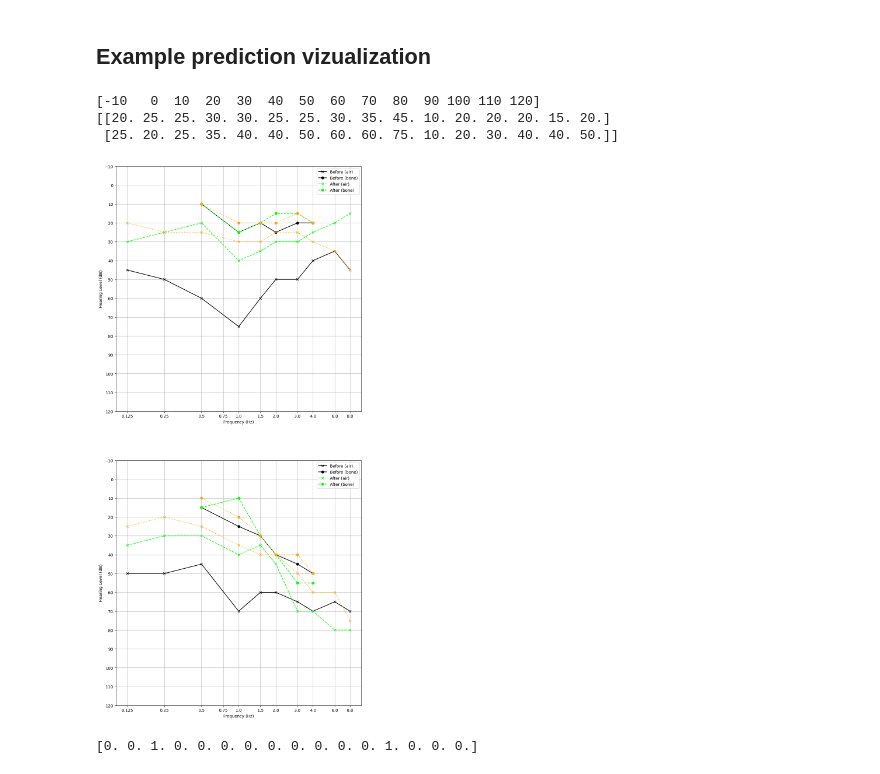
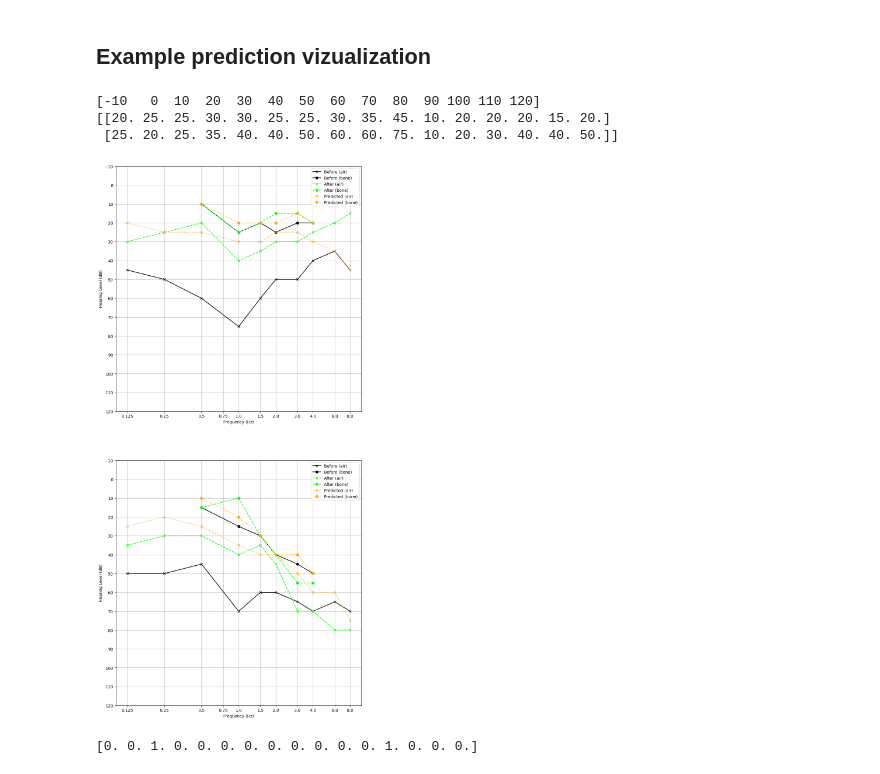
Before and after one commit to vrebol/stapedotomy-prediction-code, a Jupyter notebook: 6visualization.ipynb, the cells around one changed output. Cells and saved outputs as stored; diff of their text form; code cells hidden in the pictures.

Commit message:
Figure label update

```diff
--- a/6visualization.ipynb
+++ b/6visualization.ipynb
@@ -38,36 +38,36 @@ x_air = np.array([0.125, 0.25,0.5,1,1.5,2,3,4,6,8])
 x_bone = np.array([0.5, 1,1.5,2,3,4])
 y_grid = np.arange(-10,130,10)
 print(y_grid)
 x_grid = np.array([0.125, 0.25,0.5,0.75,1,1.5,2,3,4,6,8])
 print(predicted)
 fig, axs = plt.subplots(n_rows, 1,figsize=(24,24))
 # plot predictions with ground truth (After) and feature values (Before)
 for i in range(n_rows):
     axs[i].set_xscale('log')
     axs[i].set_xticks(x_grid, minor=False)
     axs[i].xaxis.grid(True, which='major')
     axs[i].set_yticks(y_grid, minor=False)
     axs[i].yaxis.grid(True, which='major')
     axs[i].set_ylim(-10,120)
     axs[i].invert_yaxis()
     axs[i].set_xticklabels(x_grid)
     axs[i].minorticks_off()
     axs[i].set_box_aspect(1)
     axs[i].set_xlabel('Frequency (Hz)')
     axs[i].set_ylabel('Hearing Level (dB)')
 
     axs[i].plot(x_air, orig_data.iloc[start+i,constants.FQ_START_INDEX:constants.FQ_START_INDEX+10],color='black', marker='x',label='Before (air)')
     axs[i].plot(x_bone, orig_data.iloc[start+i,constants.FQ_START_INDEX+10:constants.FQ_START_INDEX+16],color='black', marker='o',label='Before (bone)')
     axs[i].plot(x_air, adg_data.iloc[start+i,constants.FEATURES_NUM:constants.FEATURES_NUM+10],color='lime', marker='x',label='After (air)',linestyle='dashed')
     axs[i].plot(x_bone, adg_data.iloc[start+i,constants.FEATURES_NUM+10:constants.FEATURES_NUM+16],color='lime', marker='o',label='After (bone)',linestyle='dashed')
+    axs[i].plot(x_air, predicted[i,:10],color='orange', marker='x', label='Predicted (air)',linestyle='dotted')
+    axs[i].plot(x_bone, predicted[i,10:],color='orange', marker='o', label='Predicted (bone)', linestyle='dotted')
     axs[i].legend(loc="upper right")
-    axs[i].plot(x_air, predicted[i,:10],color='orange', marker='x', linestyle='dotted')
-    axs[i].plot(x_bone, predicted[i,10:],color='orange', marker='o', linestyle='dotted')
 # %% [output]
 [-10   0  10  20  30  40  50  60  70  80  90 100 110 120]
 [[20. 25. 25. 30. 30. 25. 25. 30. 35. 45. 10. 20. 20. 20. 15. 20.]
  [25. 20. 25. 35. 40. 40. 50. 60. 60. 75. 10. 20. 30. 40. 40. 50.]]
-[figure, old version]
+[figure, new version]
 # %%
 print(ignore_filters)
 
```
